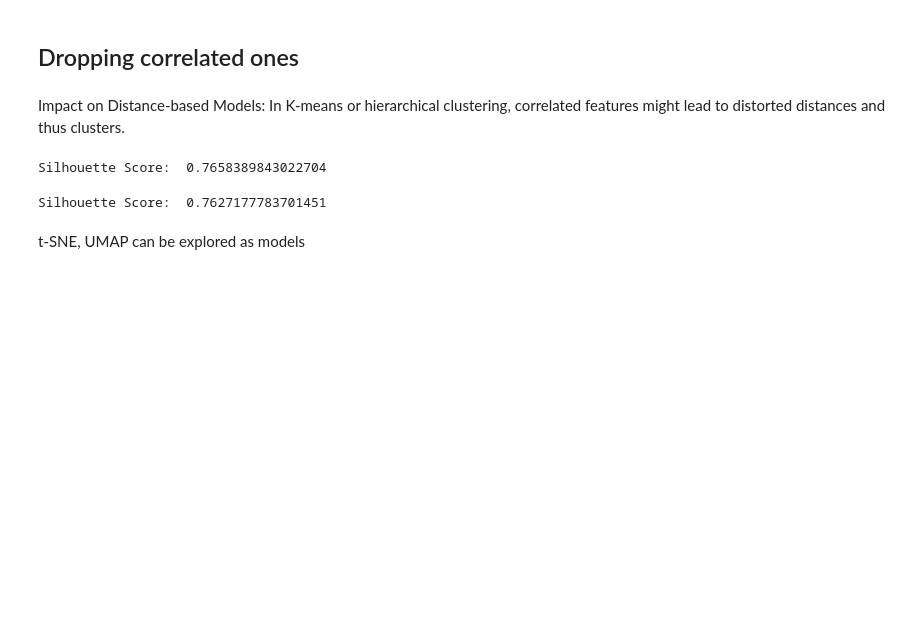
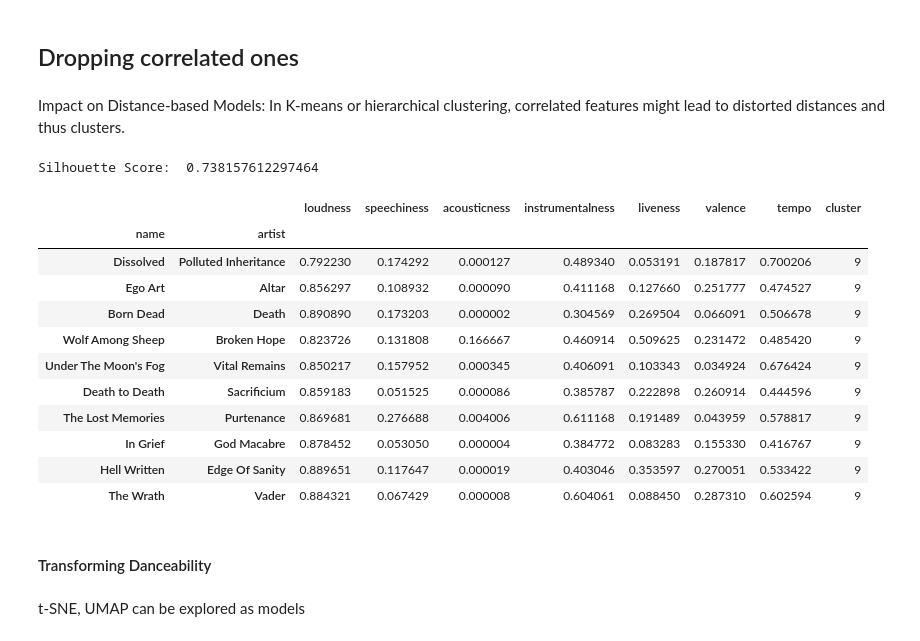
Before and after one commit to MerleSt/SpotifyPlaylistMoosic, a Jupyter notebook: Notebooks/Cluster_Analysis.ipynb, the cells around one changed output. Cells and saved outputs as stored; diff of their text form; code cells hidden in the pictures; blank space fills up the shorter version.

```diff
--- a/Notebooks/Cluster_Analysis.ipynb
+++ b/Notebooks/Cluster_Analysis.ipynb
@@ -528,7 +528,7 @@ Conclusion: Keep all features since their importance is above at least 5%. Maybe
 # %% [markdown]
 Impact on Distance-based Models: In K-means or hierarchical clustering, correlated features might lead to distorted distances and thus clusters.
 # %%
-songs_uncorrelated = songs_minmax.drop(columns=['energy', 'danceability'])
+songs_uncorrelated = songs_minmax.drop(columns=['mode','danceability', 'energy'])
 # %%
 kmeans = KMeans(n_init=10, n_clusters=k_minmax, random_state=213)  # random_state for reproducibility
 songs_uncorrelated['cluster'] = kmeans.fit_predict(songs_uncorrelated)
@@ -537,7 +537,24 @@ songs_uncorrelated['cluster'] = kmeans.fit_predict(songs_uncorrelated)
 score = silhouette_score(songs_uncorrelated, kmeans.labels_, random_state=213)
 print("Silhouette Score: ", score)
 # %% [output]
-Silhouette Score:  0.7658389843022704
+Silhouette Score:  0.738157612297464
+# %%
+songs_uncorrelated.loc[songs_uncorrelated['cluster']==9].sample(10)
+# %% [output]
+|  |  | loudness | speechiness | acousticness | instrumentalness | liveness | valence | tempo | cluster |
+| name | artist |  |  |  |  |  |  |  |  |
+| Dissolved | Polluted Inheritance | 0.792230 | 0.174292 | 0.000127 | 0.489340 | 0.053191 | 0.187817 | 0.700206 | 9 |
+| Ego Art | Altar | 0.856297 | 0.108932 | 0.000090 | 0.411168 | 0.127660 | 0.251777 | 0.474527 | 9 |
+| Born Dead | Death | 0.890890 | 0.173203 | 0.000002 | 0.304569 | 0.269504 | 0.066091 | 0.506678 | 9 |
+| Wolf Among Sheep | Broken Hope | 0.823726 | 0.131808 | 0.166667 | 0.460914 | 0.509625 | 0.231472 | 0.485420 | 9 |
+| Under The Moon's Fog | Vital Remains | 0.850217 | 0.157952 | 0.000345 | 0.406091 | 0.103343 | 0.034924 | 0.676424 | 9 |
+| Death to Death | Sacrificium | 0.859183 | 0.051525 | 0.000086 | 0.385787 | 0.222898 | 0.260914 | 0.444596 | 9 |
+| The Lost Memories | Purtenance | 0.869681 | 0.276688 | 0.004006 | 0.611168 | 0.191489 | 0.043959 | 0.578817 | 9 |
+| In Grief | God Macabre | 0.878452 | 0.053050 | 0.000004 | 0.384772 | 0.083283 | 0.155330 | 0.416767 | 9 |
+| Hell Written | Edge Of Sanity | 0.889651 | 0.117647 | 0.000019 | 0.403046 | 0.353597 | 0.270051 | 0.533422 | 9 |
+| The Wrath | Vader | 0.884321 | 0.067429 | 0.000008 | 0.604061 | 0.088450 | 0.287310 | 0.602594 | 9 |
+# %% [markdown]
+#### Transforming Danceability
 # %%
 songs_uncorrelated['danceability'] = np.log(songs_uncorrelated['danceability']+1)
 # %%
@@ -546,8 +563,6 @@ songs_uncorrelated['cluster'] = kmeans.fit_predict(songs_uncorrelated)
 # Assume kmeans is your clustering model and X is your data
 score = silhouette_score(songs_uncorrelated, kmeans.labels_, random_state=213)
 print("Silhouette Score: ", score)
-# %% [output]
-Silhouette Score:  0.7627177783701451
 # %% [markdown]
 t-SNE, UMAP can be explored as models
 # %%
```
Also changed, not shown: parts of 15 cells of this notebook, 1 other file.
